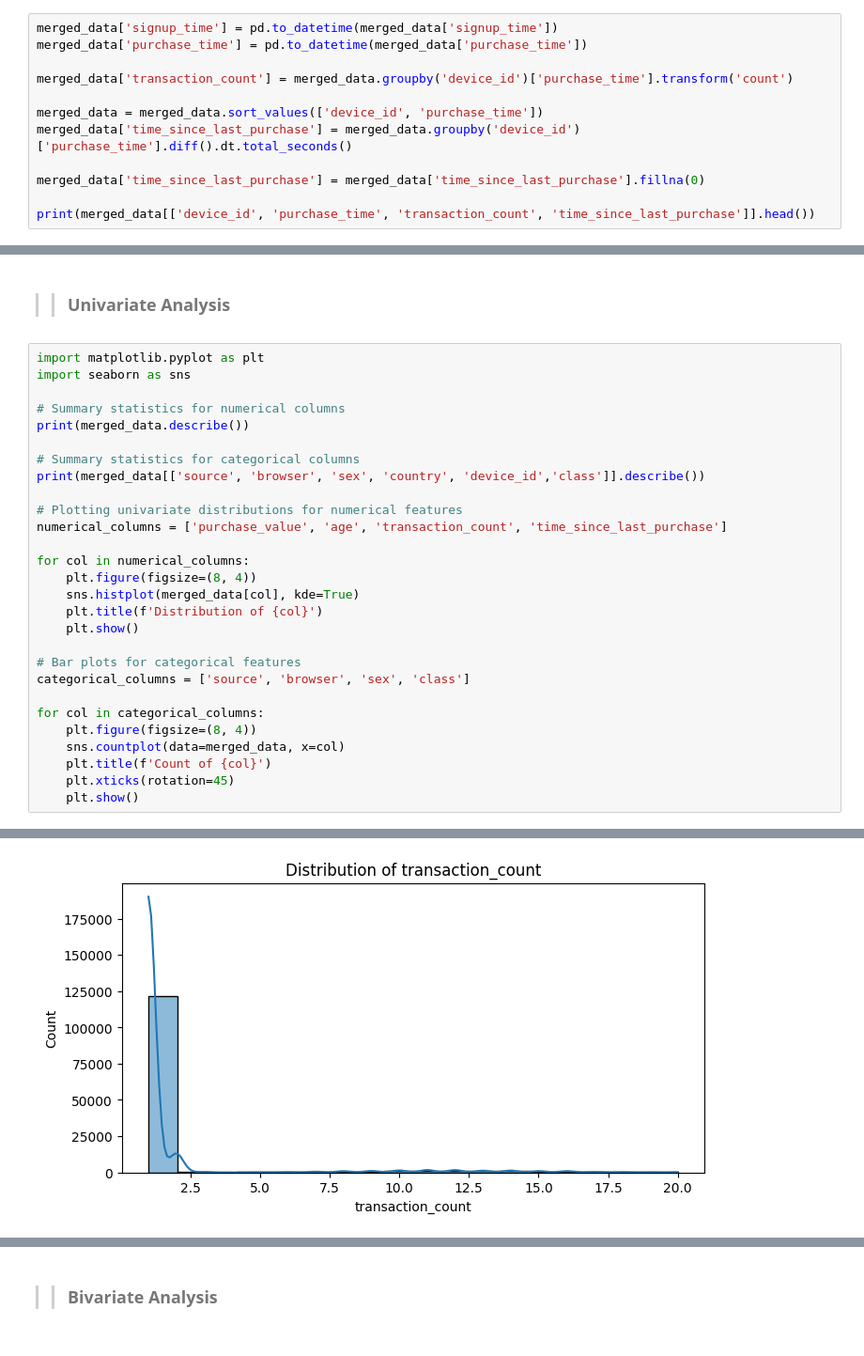
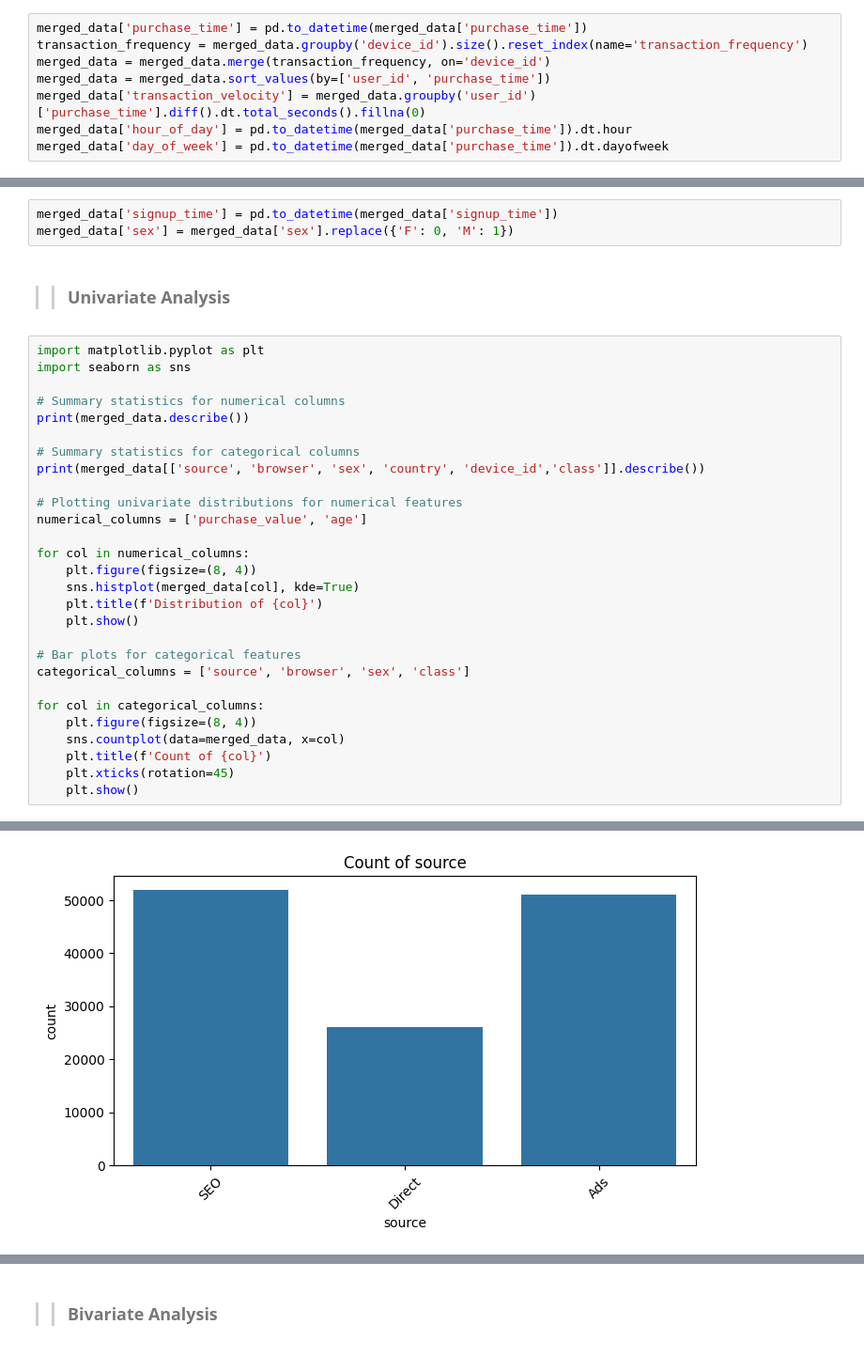
Before and after one commit to amannnnnyyyy/Fraud-detection-for-e-commerce-and-bank-transactions, a Jupyter notebook: notebooks/fraud_detection.ipynb, the cells around one changed output, grey strips where cells are left out. Shown at 94% size. Drawn from its saved outputs; the diff is of its cells as text.

```diff
--- a/notebooks/fraud_detection.ipynb
+++ b/notebooks/fraud_detection.ipynb
@@ -159,14 +155,10 @@ upper_bound_ip_address    129146
 country                   129146
 dtype: int64
 # %%
-merged_data['signup_time'] = pd.to_datetime(merged_data['signup_time'])
 merged_data['purchase_time'] = pd.to_datetime(merged_data['purchase_time'])
-
-merged_data['transaction_count'] = merged_data.groupby('device_id')['purchase_time'].transform('count')
-
-merged_data = merged_data.sort_values(['device_id', 'purchase_time'])
-merged_data['time_since_last_purchase'] = merged_data.groupby('device_id')['purchase_time'].diff().dt.total_seconds()
-
-merged_data['time_since_last_purchase'] = merged_data['time_since_last_purchase'].fillna(0)
-
-print(merged_data[['device_id', 'purchase_time', 'transaction_count', 'time_since_last_purchase']].head())
+transaction_frequency = merged_data.groupby('device_id').size().reset_index(name='transaction_frequency')
+merged_data = merged_data.merge(transaction_frequency, on='device_id')
+merged_data = merged_data.sort_values(by=['user_id', 'purchase_time'])
+merged_data['transaction_velocity'] = merged_data.groupby('user_id')['purchase_time'].diff().dt.total_seconds().fillna(0)
+merged_data['hour_of_day'] = pd.to_datetime(merged_data['purchase_time']).dt.hour
+merged_data['day_of_week'] = pd.to_datetime(merged_data['purchase_time']).dt.dayofweek
@@ -194,4 +173,7 @@ Index(['user_id', 'signup_time', 'purchase_time', 'purchase_value',
       dtype='object')
+# %%
+merged_data['signup_time'] = pd.to_datetime(merged_data['signup_time'])
+merged_data['sex'] = merged_data['sex'].replace({'F': 0, 'M': 1})
 # %% [markdown]
 >> ### Univariate Analysis
 # %%
@@ -205,7 +187,7 @@ print(merged_data.describe())
 print(merged_data[['source', 'browser', 'sex', 'country', 'device_id','class']].describe())
 
 # Plotting univariate distributions for numerical features
-numerical_columns = ['purchase_value', 'age', 'transaction_count', 'time_since_last_purchase']
+numerical_columns = ['purchase_value', 'age']
 
 for col in numerical_columns:
     plt.figure(figsize=(8, 4))
@@ -243,3 +225,3 @@ max         1.000000
 [figure]
 [figure]
-[figure, old version]
+[figure, new version]
```
Also changed, not shown: parts of 65 cells of this notebook, 8 other files.
